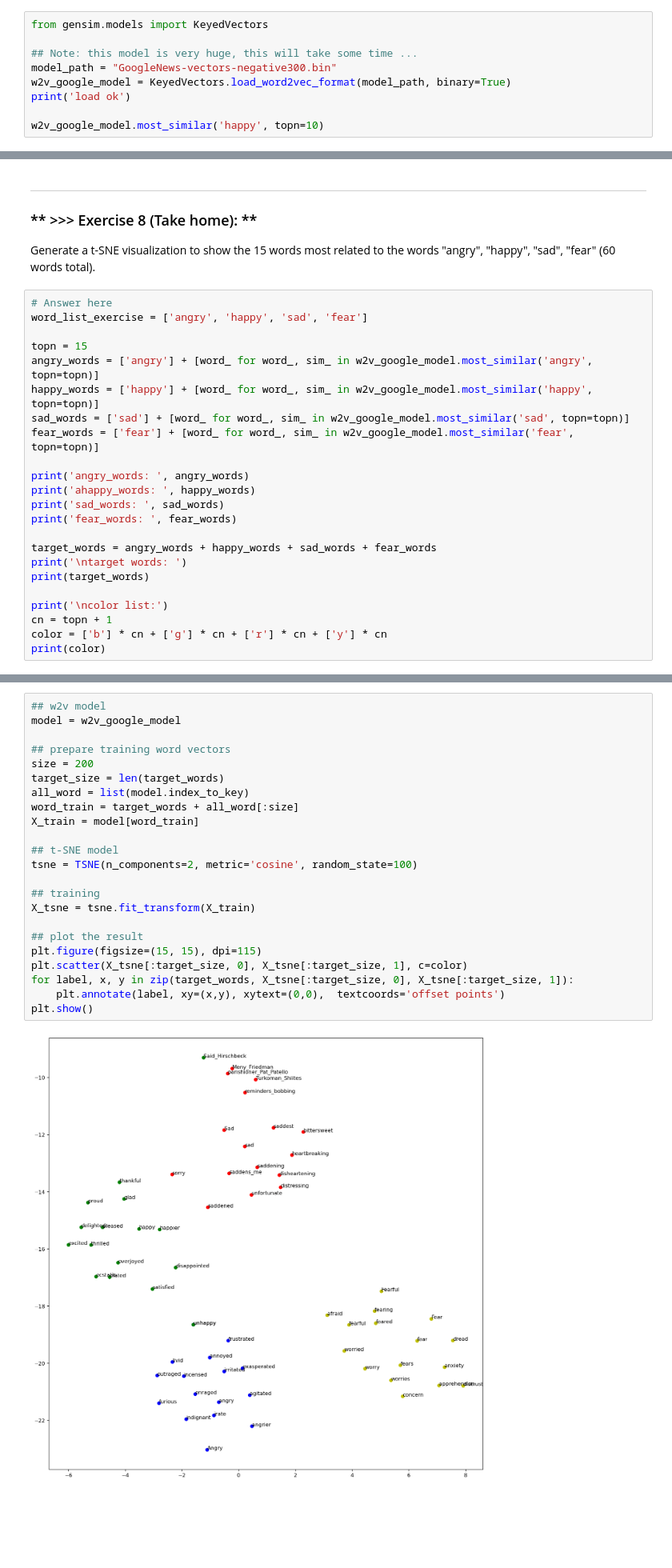
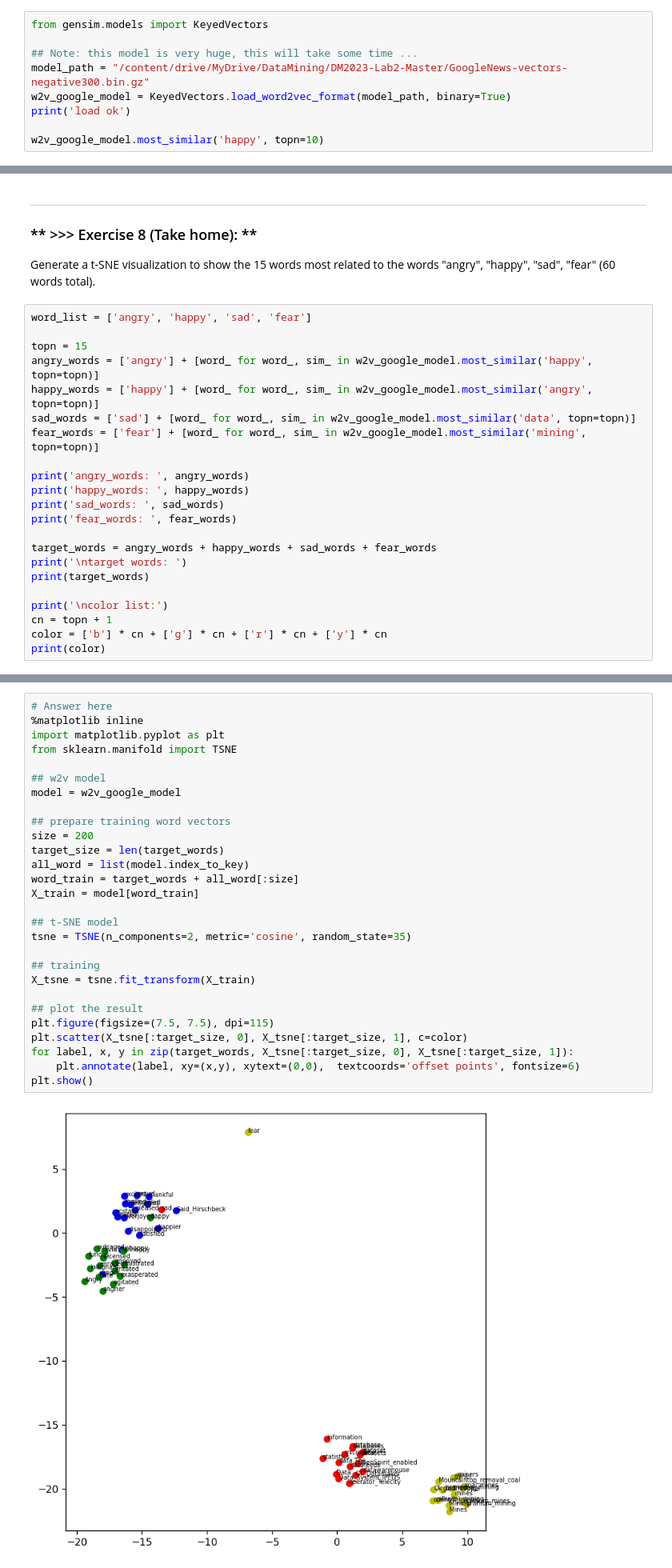
Before and after one commit to sonepanpan/DM2023-Lab2-Master, a Jupyter notebook: DM2023_Lab2_Master.ipynb, the cells around one changed output, grey strips where cells are left out. Shown at 80% size. Saved outputs shown, nothing was run; the diff lists cells and outputs as text; blank space fills up the shorter version.

```diff
--- a/DM2023_Lab2_Master.ipynb
+++ b/DM2023_Lab2_Master.ipynb
@@ -1051,7 +1207,7 @@ No files to extract
 from gensim.models import KeyedVectors
 
 ## Note: this model is very huge, this will take some time ...
-model_path = "GoogleNews-vectors-negative300.bin"
+model_path = "/content/drive/MyDrive/DataMining/DM2023-Lab2-Master/GoogleNews-vectors-negative300.bin.gz"
 w2v_google_model = KeyedVectors.load_word2vec_format(model_path, binary=True)
 print('load ok')
 
@@ -1282,17 +1435,16 @@ plt.show()
 
 Generate a t-SNE visualization to show the 15 words most related to the words "angry", "happy", "sad", "fear" (60 words total).
 # %%
-# Answer here
-word_list_exercise = ['angry', 'happy', 'sad', 'fear']
+word_list = ['angry', 'happy', 'sad', 'fear']
 
 topn = 15
-angry_words = ['angry'] + [word_ for word_, sim_ in w2v_google_model.most_similar('angry', topn=topn)]
-happy_words = ['happy'] + [word_ for word_, sim_ in w2v_google_model.most_similar('happy', topn=topn)]
-sad_words = ['sad'] + [word_ for word_, sim_ in w2v_google_model.most_similar('sad', topn=topn)]
-fear_words = ['fear'] + [word_ for word_, sim_ in w2v_google_model.most_similar('fear', topn=topn)]
+angry_words = ['angry'] + [word_ for word_, sim_ in w2v_google_model.most_similar('happy', topn=topn)]
+happy_words = ['happy'] + [word_ for word_, sim_ in w2v_google_model.most_similar('angry', topn=topn)]
+sad_words = ['sad'] + [word_ for word_, sim_ in w2v_google_model.most_similar('data', topn=topn)]
+fear_words = ['fear'] + [word_ for word_, sim_ in w2v_google_model.most_similar('mining', topn=topn)]
 
 print('angry_words: ', angry_words)
-print('ahappy_words: ', happy_words)
+print('happy_words: ', happy_words)
 print('sad_words: ', sad_words)
 print('fear_words: ', fear_words)
 
@@ -1316,29 +1468,34 @@ target words:
 color list:
 ['b', 'b', 'b', 'b', 'b', 'b', 'b', 'b', 'b', 'b', 'b', 'b', 'b', 'b', 'b', 'b', 'g', 'g', 'g', 'g', 'g', 'g', 'g', 'g', 'g', 'g', 'g', 'g', 'g', 'g', 'g', 'g', 'r', 'r', 'r', 'r', 'r', 'r', 'r', 'r', ...
 # %%
+# Answer here
+%matplotlib inline
+import matplotlib.pyplot as plt
+from sklearn.manifold import TSNE
+
 ## w2v model
 model = w2v_google_model
 
 ## prepare training word vectors
 size = 200
 target_size = len(target_words)
 all_word = list(model.index_to_key)
 word_train = target_words + all_word[:size]
 X_train = model[word_train]
 
 ## t-SNE model
-tsne = TSNE(n_components=2, metric='cosine', random_state=100)
+tsne = TSNE(n_components=2, metric='cosine', random_state=35)
 
 ## training
 X_tsne = tsne.fit_transform(X_train)
 
 ## plot the result
-plt.figure(figsize=(15, 15), dpi=115)
+plt.figure(figsize=(7.5, 7.5), dpi=115)
 plt.scatter(X_tsne[:target_size, 0], X_tsne[:target_size, 1], c=color)
 for label, x, y in zip(target_words, X_tsne[:target_size, 0], X_tsne[:target_size, 1]):
-    plt.annotate(label, xy=(x,y), xytext=(0,0),  textcoords='offset points')
+    plt.annotate(label, xy=(x,y), xytext=(0,0),  textcoords='offset points', fontsize=6)
 plt.show()
 # %% [output]
-[figure, old version]
+[figure, new version]
 # %% [markdown]
 ---
```
Also changed, not shown: parts of 38 cells of this notebook.
